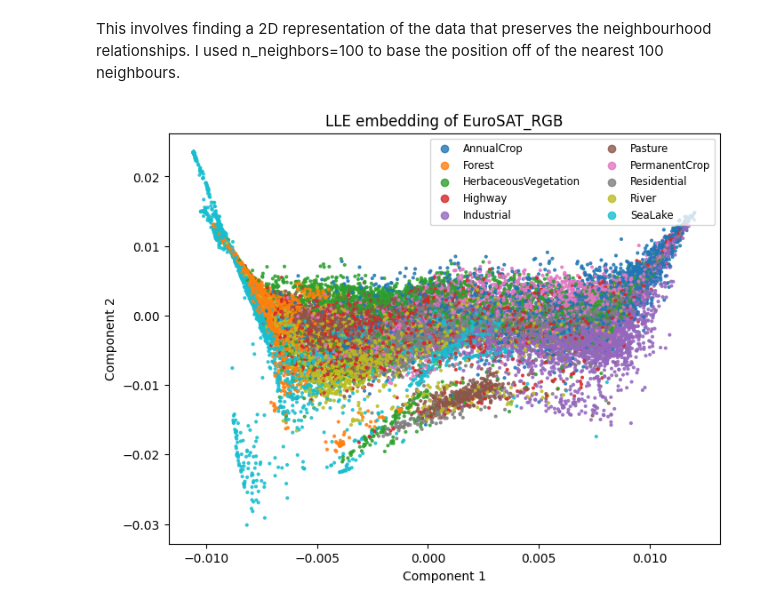
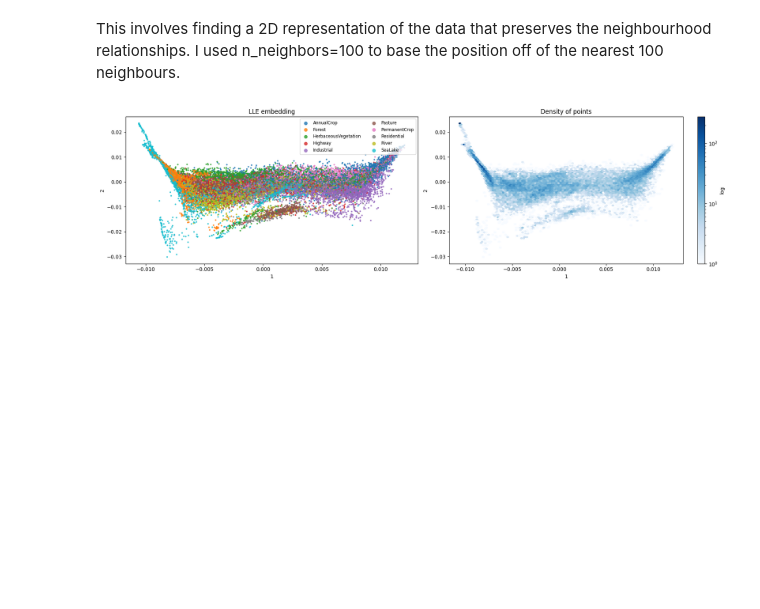
Before and after one commit to arjy143/CW-Earth-Classifier, a Jupyter notebook: coc131_cw_notebook.ipynb, the cells around one changed output. Cells and saved outputs as stored; diff of their text form; code cells hidden in the pictures; blank space fills up the shorter version.

```diff
--- a/coc131_cw_notebook.ipynb
+++ b/coc131_cw_notebook.ipynb
@@ -481,58 +481,34 @@ embedding_results = coc131.q6()
 # %%
 class_names = ["AnnualCrop", "Forest", "HerbaceousVegetation", "Highway", "Industrial", "Pasture", "PermanentCrop", "Residential", "River", "SeaLake"]
 
 fig, (ax1, ax2) = plt.subplots(1, 2, figsize=(18, 5))
 
 #scatter graph
-for idx, cls_name in enumerate(class_names):
-    mask = (y == idx)
-    ax1.scatter(embedding_results[mask, 0], embedding_results[mask, 1], s=4, alpha=0.8, label=cls_name)
+for i, class_name in enumerate(class_names):
+    mask = i
+    ax1.scatter(embedding_results[mask, 0], embedding_results[mask, 1], s=4, alpha=0.8, label=class_name)
 
-sc = ax1.scatter(embedding_results[:, 0], embedding_results[:, 1], c=y, cmap='tab10', s=4, alpha=0.8)
-ax1.set_title("LLE Embedding by Class")
-ax1.set_xlabel("Component 1")
-ax1.set_ylabel("Component 2")
+sc = ax1.scatter(embedding_results[:, 0], embedding_results[:, 1], c=coc131.y, cmap='tab10', s=4, alpha=0.8)
+ax1.set_title("LLE embedding")
+ax1.set_xlabel("1")
+ax1.set_ylabel("2")
 ax1.legend(loc='upper right', markerscale=3, fontsize='small', ncol=2, frameon=True)
 
 #density plot
 hb = ax2.hexbin(
     embedding_results[:, 0],
     embedding_results[:, 1],
     gridsize=100,
     cmap='Blues',
     bins='log'
 )
-ax2.set_title("Point Density (hexbin)")
-ax2.set_xlabel("Component 1")
-ax2.set_ylabel("Component 2")
+ax2.set_title("Density of points")
+ax2.set_xlabel("1")
+ax2.set_ylabel("2")
 cb = fig.colorbar(hb, ax=ax2)
-cb.set_label("log (count)")
+cb.set_label("log")
 
 plt.tight_layout()
 plt.show()
+# %% [output]
+[figure, added]
-# %%
-class_names = ["AnnualCrop", "Forest", "HerbaceousVegetation", "Highway", "Industrial", "Pasture", "PermanentCrop", "Residential", "River", "SeaLake"]
-
-plt.figure(figsize=(8,6))
-for idx, cls_name in enumerate(class_names):
-    mask = (y == idx)
-    plt.scatter(
-        embedding_results[mask,0], embedding_results[mask,1],
-        s=4, alpha=0.8,
-        label=cls_name
-    )
-
-plt.scatter(embedding_results[:,0], embedding_results[:,1], c=coc131.y, cmap='tab10', s=4, alpha=0.8)
-plt.title("LLE embedding of EuroSAT_RGB")
-plt.xlabel("Component 1")
-plt.ylabel("Component 2")
-plt.legend(
-    loc='upper right',
-    markerscale=3,
-    fontsize='small',
-    ncol=2,
-    frameon=True
-)
-plt.show()
-# %% [output]
-[figure, removed]
```
Also changed, not shown: parts of 10 cells of this notebook.
